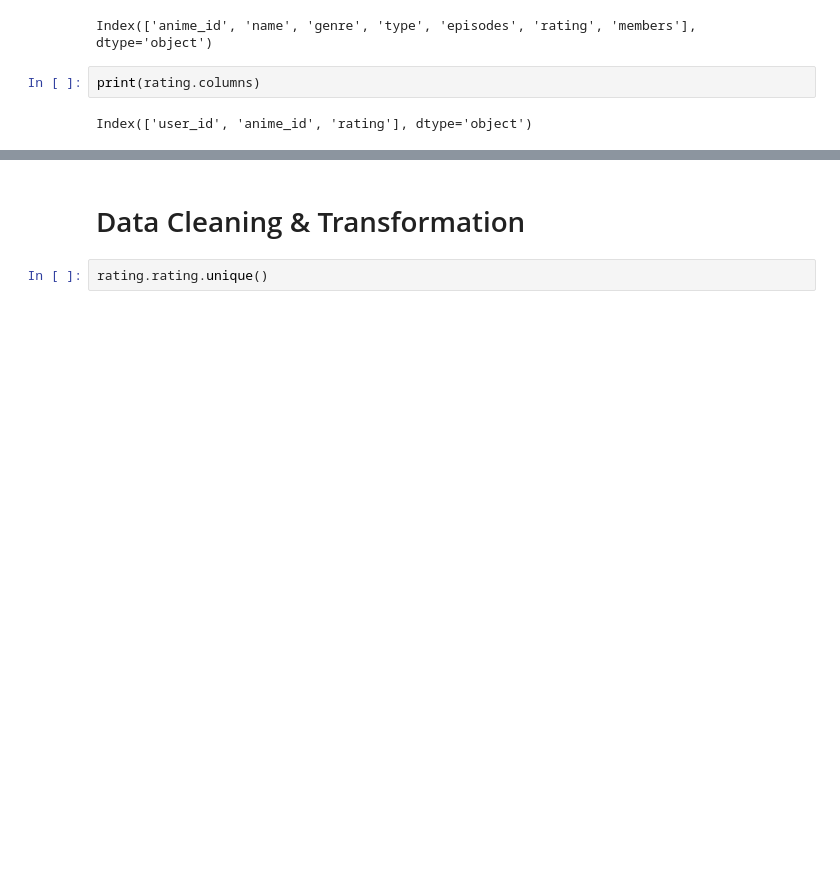
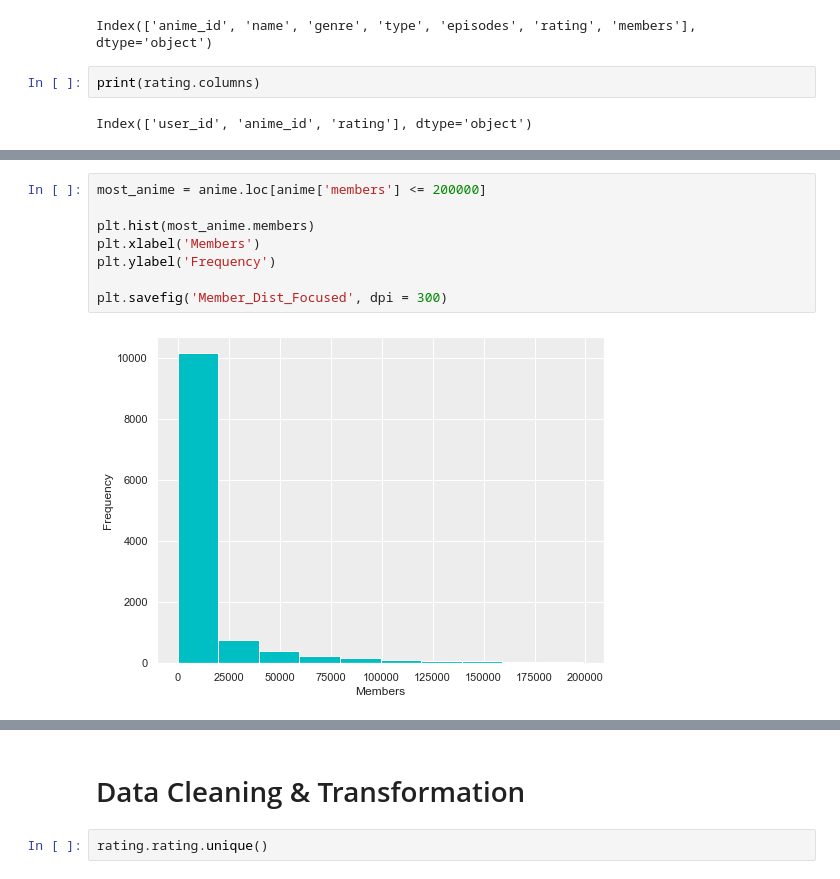
Before and after one commit to Ferdostto/Jupyter_Notebook_Test, a Jupyter notebook: BA Anime Recommendation Engine.ipynb, the cells around one changed output, grey strips where cells are left out. Drawn from its saved outputs; the diff is of its cells as text; blank space fills up the shorter version.

```diff
--- a/BA Anime Recommendation Engine.ipynb
+++ b/BA Anime Recommendation Engine.ipynb
@@ -75,0 +116,10 @@ sns.boxplot(anime.members, color = 'blue').set(xlabel= 'Ratings')
+# %%
+most_anime = anime.loc[anime['members'] <= 200000]
+
+plt.hist(most_anime.members)
+plt.xlabel('Members')
+plt.ylabel('Frequency')
+
+plt.savefig('Member_Dist_Focused', dpi = 300)
+# %% [output]
+[figure, added]
```
Also changed, not shown: parts of 15 cells of this notebook, 8 other files.
